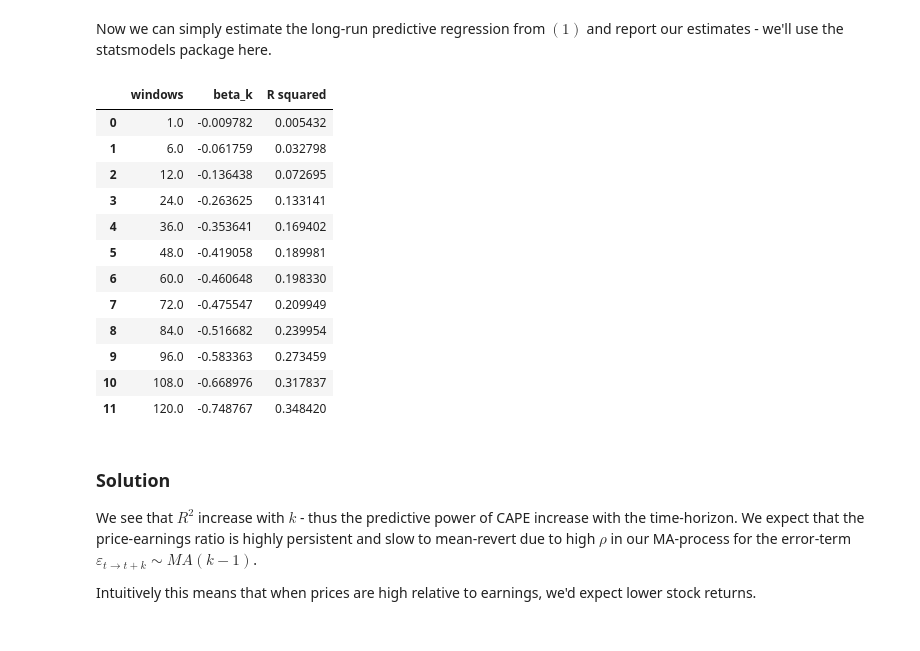
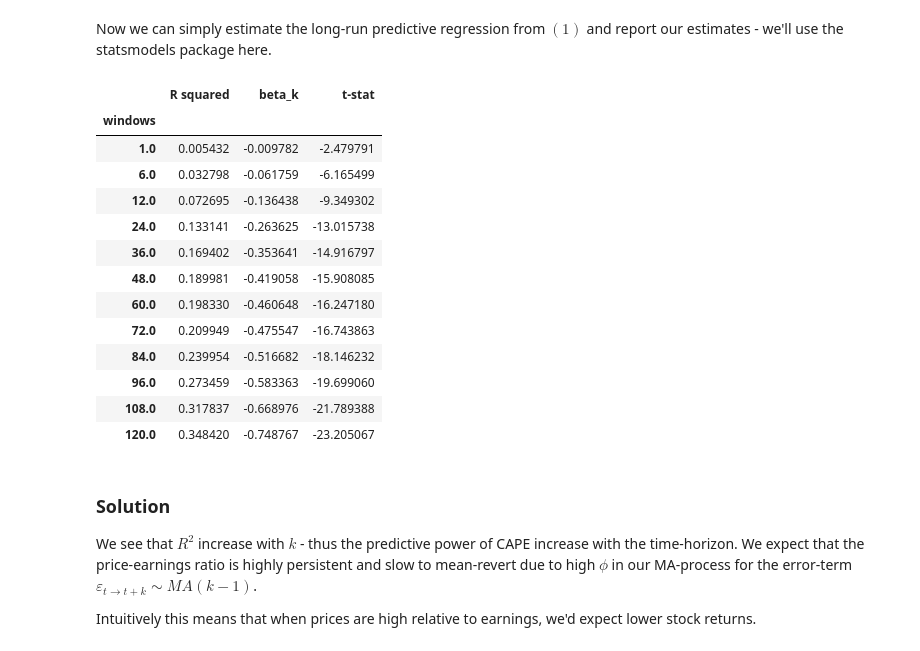
Before and after one commit to ismand95/PythonForEconomists, a Jupyter notebook: Notebooks/Quantitative Financial Economics/01 - Time-varying risk premia.ipynb, the cells around one changed output. Cells and saved outputs as stored; diff of their text form; code cells hidden in the pictures.

```diff
--- a/Notebooks/Quantitative Financial Economics/01 - Time-varying risk premia.ipynb
+++ b/Notebooks/Quantitative Financial Economics/01 - Time-varying risk premia.ipynb
@@ -116,50 +117,52 @@ def slice_dataframe(k):
     # slice dataframe for relevant information
     reg = df[[f'{k}_leret','lcape']].copy()
 
     # when using predictive regressions we lag our return vector
     reg['lcape'] = reg['lcape'].shift(n_lags)
 
     # drop all nan's
     reg.dropna(inplace=True)
 
     return (reg['lcape'], reg[f'{k}_leret'])
 
 
 # fit model using statsmodels - should be self explainatory
 def fit_model(k):
     X, y = slice_dataframe(k)
     X = sm.add_constant(X)
 
     res = sm.OLS(y, X).fit()
 
     return {'windows': window,
+            't-stat': res.tvalues[1],
             'beta_k': res.params[1],
             'R squared': res.rsquared}
 
 
 # save and make output pretty
-results = pd.DataFrame(columns=['windows', 'beta_k', 'R squared'])
+results = pd.DataFrame()
 
 for window in windows:
     results = results.append(fit_model(window), ignore_index=True)
 
-results
+results.set_index('windows')
 # %% [output]
-|  | windows | beta_k | R squared |
-| 0 | 1.0 | -0.009782 | 0.005432 |
-| 1 | 6.0 | -0.061759 | 0.032798 |
-| 2 | 12.0 | -0.136438 | 0.072695 |
-| 3 | 24.0 | -0.263625 | 0.133141 |
-| 4 | 36.0 | -0.353641 | 0.169402 |
-| 5 | 48.0 | -0.419058 | 0.189981 |
-| 6 | 60.0 | -0.460648 | 0.198330 |
-| 7 | 72.0 | -0.475547 | 0.209949 |
-| 8 | 84.0 | -0.516682 | 0.239954 |
-| 9 | 96.0 | -0.583363 | 0.273459 |
-| 10 | 108.0 | -0.668976 | 0.317837 |
-| 11 | 120.0 | -0.748767 | 0.348420 |
+|  | R squared | beta_k | t-stat |
+| windows |  |  |  |
+| 1.0 | 0.005432 | -0.009782 | -2.479791 |
+| 6.0 | 0.032798 | -0.061759 | -6.165499 |
+| 12.0 | 0.072695 | -0.136438 | -9.349302 |
+| 24.0 | 0.133141 | -0.263625 | -13.015738 |
+| 36.0 | 0.169402 | -0.353641 | -14.916797 |
+| 48.0 | 0.189981 | -0.419058 | -15.908085 |
+| 60.0 | 0.198330 | -0.460648 | -16.247180 |
+| 72.0 | 0.209949 | -0.475547 | -16.743863 |
+| 84.0 | 0.239954 | -0.516682 | -18.146232 |
+| 96.0 | 0.273459 | -0.583363 | -19.699060 |
+| 108.0 | 0.317837 | -0.668976 | -21.789388 |
+| 120.0 | 0.348420 | -0.748767 | -23.205067 |
 # %% [markdown]
 ### Solution
-We see that $R^2$ increase with $k$ - thus the predictive power of CAPE increase with the time-horizon. We expect that the price-earnings ratio is highly persistent and slow to mean-revert due to high $\rho$ in our MA-process for the error-term $\varepsilon_{t \rightarrow t+k} \sim M A(k-1)$.
+We see that $R^2$ increase with $k$ - thus the predictive power of CAPE increase with the time-horizon. We expect that the price-earnings ratio is highly persistent and slow to mean-revert due to high $\phi$ in our MA-process for the error-term $\varepsilon_{t \rightarrow t+k} \sim M A(k-1)$.
 
 Intuitively this means that when prices are high relative to earnings, we'd expect lower stock returns.
```
Also changed, not shown: parts of 8 cells of this notebook, 1 other file.
